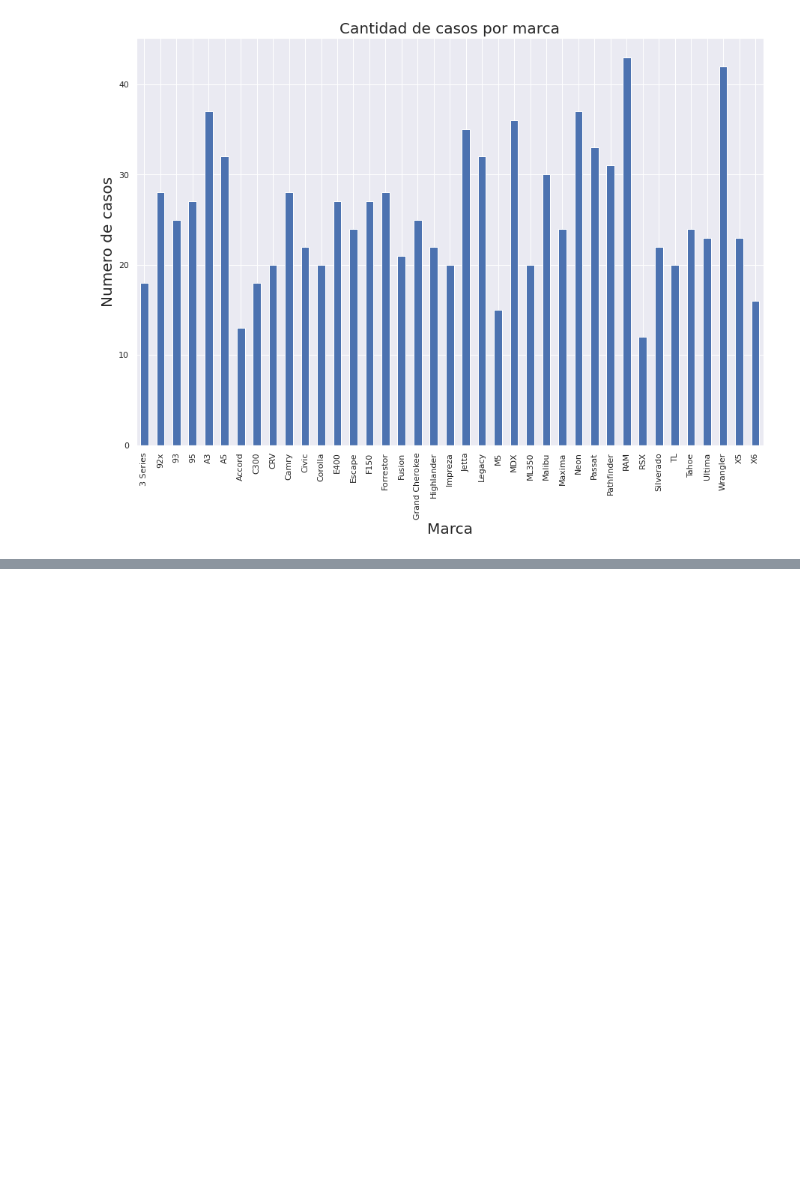
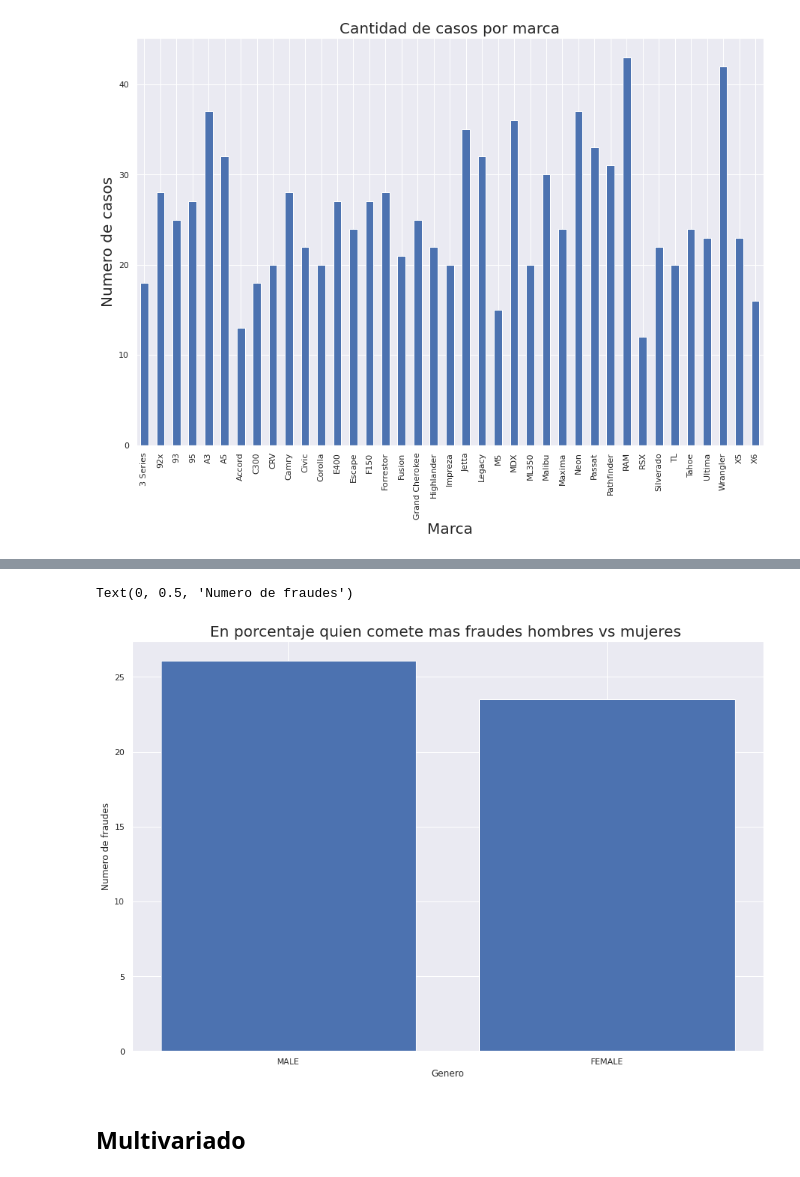
Before and after one commit to edx04/data-science, a Jupyter notebook: Entrega1Arellano.ipynb, the cells around one changed output, grey strips where cells are left out. Saved outputs shown, nothing was run; the diff lists cells and outputs as text; code cells hidden in the pictures; blank space fills up the shorter version.

```diff
--- a/Entrega1Arellano.ipynb
+++ b/Entrega1Arellano.ipynb
@@ -153,0 +174,12 @@ df.auto_model.value_counts().sort_index().plot.bar()
+# %%
+proporcion_df = df[['insured_sex','fraud_reported']].groupby(['insured_sex']).mean().sort_values(by = 'fraud_reported', ascending = False).round(3).multiply(100)
+proporcion_df.reset_index(inplace=True)
+plt.bar(proporcion_df['insured_sex'],proporcion_df['fraud_reported'])
+plt.title("En porcentaje quien comete mas fraudes hombres vs mujeres ", fontsize = 20)
+plt.xlabel("Genero")
+plt.ylabel("Numero de fraudes")
+# %% [output]
+Text(0, 0.5, 'Numero de fraudes')
+[figure, added]
+# %% [markdown]
+## Multivariado
```
Also changed, not shown: parts of 7 cells of this notebook.
